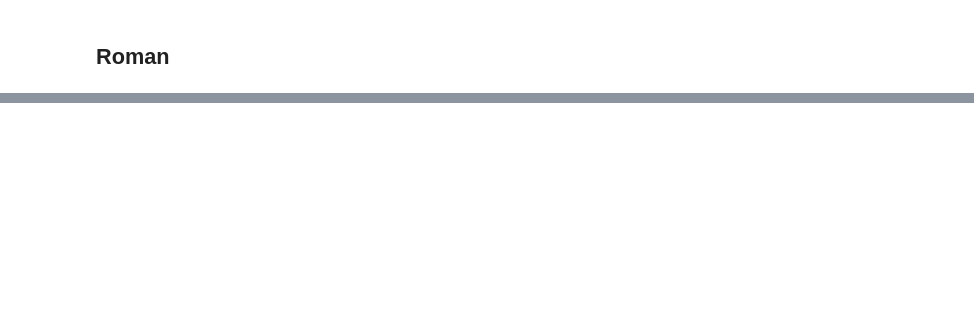
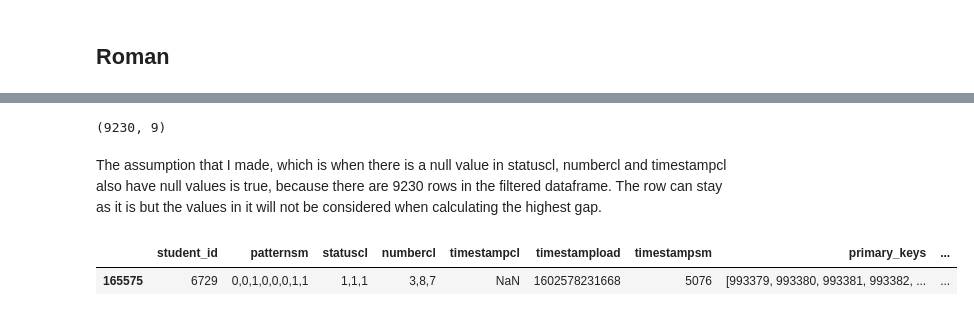
Before and after one commit to RowanBattles/Group4AI, a Jupyter notebook: Workbook.ipynb, the cells around one changed output, grey strips where cells are left out. Saved outputs shown, nothing was run; the diff lists cells and outputs as text; code cells hidden in the pictures; blank space fills up the shorter version.

```diff
--- a/Workbook.ipynb
+++ b/Workbook.ipynb
@@ -1042,0 +835,15 @@ merged_data.head()
+# %%
+null_timestampload_or_timestampsm = filtered_df[filtered_df['statuscl'].isnull() | filtered_df['numbercl'].isnull() | filtered_df['timestampcl'].isnull() ]
+
+null_timestampload_or_timestampsm.shape
+# %% [output]
+(9230, 9)
+# %% [markdown]
+The assumption that I made, which is when there is a null value in statuscl, numbercl and timestampcl also have null values is true, because there are 9230 rows in the filtered dataframe. The row can stay as it is but the values in it will not be considered when calculating the highest gap.
+# %%
+abnormal_rows = filtered_df[filtered_df['statuscl'].notna() & filtered_df['numbercl'].notna() & filtered_df['timestampcl'].isnull() ]
+
+abnormal_rows.head()
+# %% [output]
+|  | student_id | patternsm | statuscl | numbercl | timestampcl | timestampload | timestampsm | primary_keys | ... |
+| 165575 | 6729 | 0,0,1,0,0,0,1,1 | 1,1,1 | 3,8,7 | NaN | 1602578231668 | 5076 | [993379, 993380, 993381, 993382, ... | ... |
```
Also changed, not shown: parts of 45 cells of this notebook, 2 other files.
